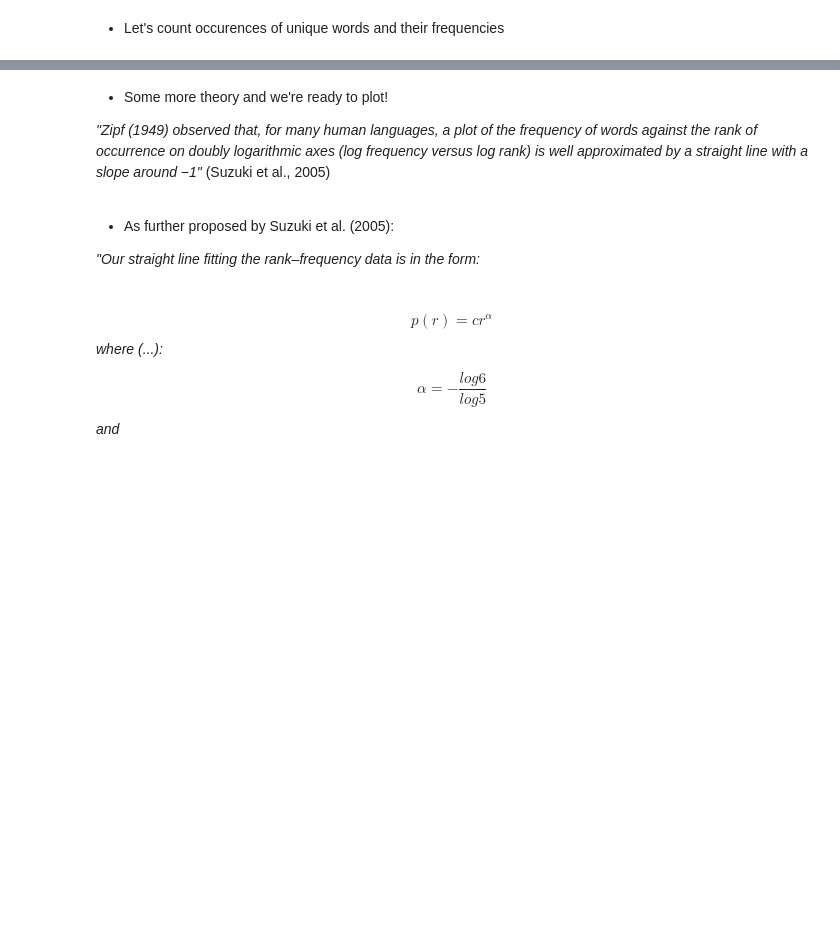
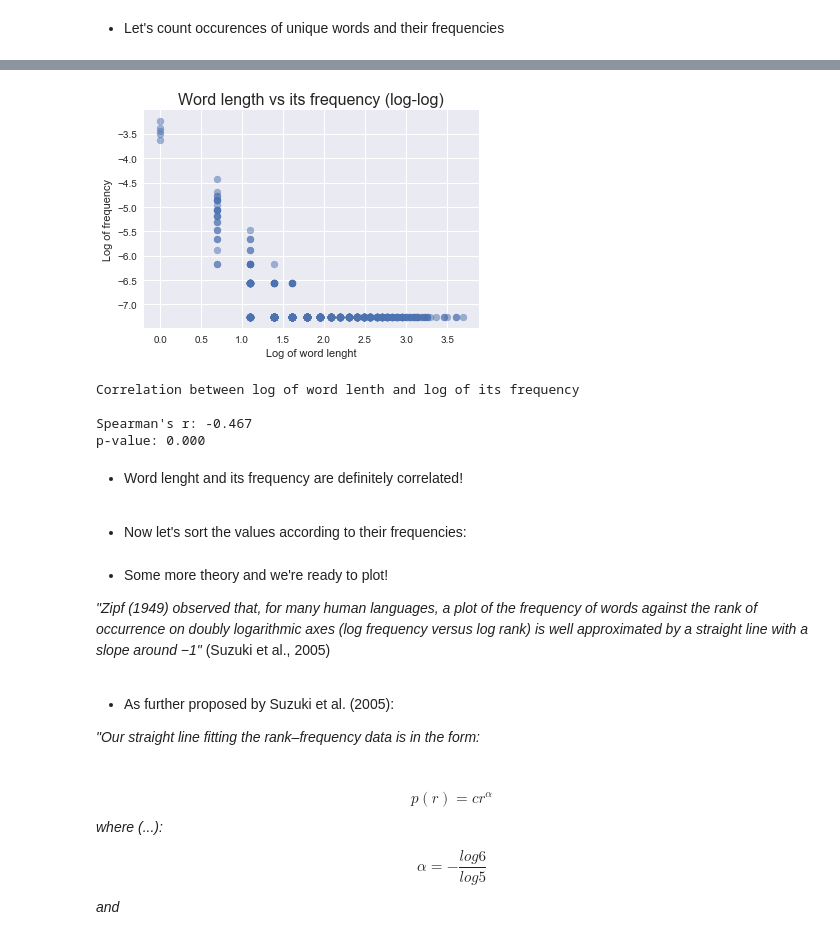
Before and after one commit to AlxndrMlk/stochasticZipf, a Jupyter notebook: Get_Zipf.ipynb, the cells around one changed output, grey strips where cells are left out. Drawn from its saved outputs; the diff is of its cells as text; code cells hidden in the pictures; blank space fills up the shorter version.

```diff
--- a/Get_Zipf.ipynb
+++ b/Get_Zipf.ipynb
@@ -95,3 +110,32 @@ values = np.array(values) / len(words)
+# %%
+# It seems that there could be a linear relation between logs of length and frequency
+# Let's find out!
+log_values = np.log(values)
+log_lenghts = np.log(np.array(lenghts))
+# %%
+plt.scatter(log_lenghts, log_values, alpha=.5)
+plt.xlabel('Log of word lenght')
+plt.ylabel('Log of frequency')
+plt.title('Word length vs its frequency (log-log)', fontsize=16)
+plt.show()
+# %% [output]
+[figure, added]
+# %%
+# Let's compute Spearman's r
+prsn = stats.spearmanr(log_values, log_lenghts)
+print("Correlation between log of word lenth and log of its frequency\n\
+\nSpearman's r: {:.3f}\np-value: {:.3f}".format(prsn[0], prsn[1]))
+# %% [output]
+Correlation between log of word lenth and log of its frequency
+
+Spearman's r: -0.467
+p-value: 0.000
+# %% [markdown]
+* Word lenght and its frequency are definitely correlated!
+
+<br>
+
+* Now let's sort the values according to their frequencies:
 # %%
 # Sort the values from the most frequent to the least frequent
 indexes_sorted = np.argsort(values)[::-1]
```
Also changed, not shown: parts of 4 cells of this notebook.
